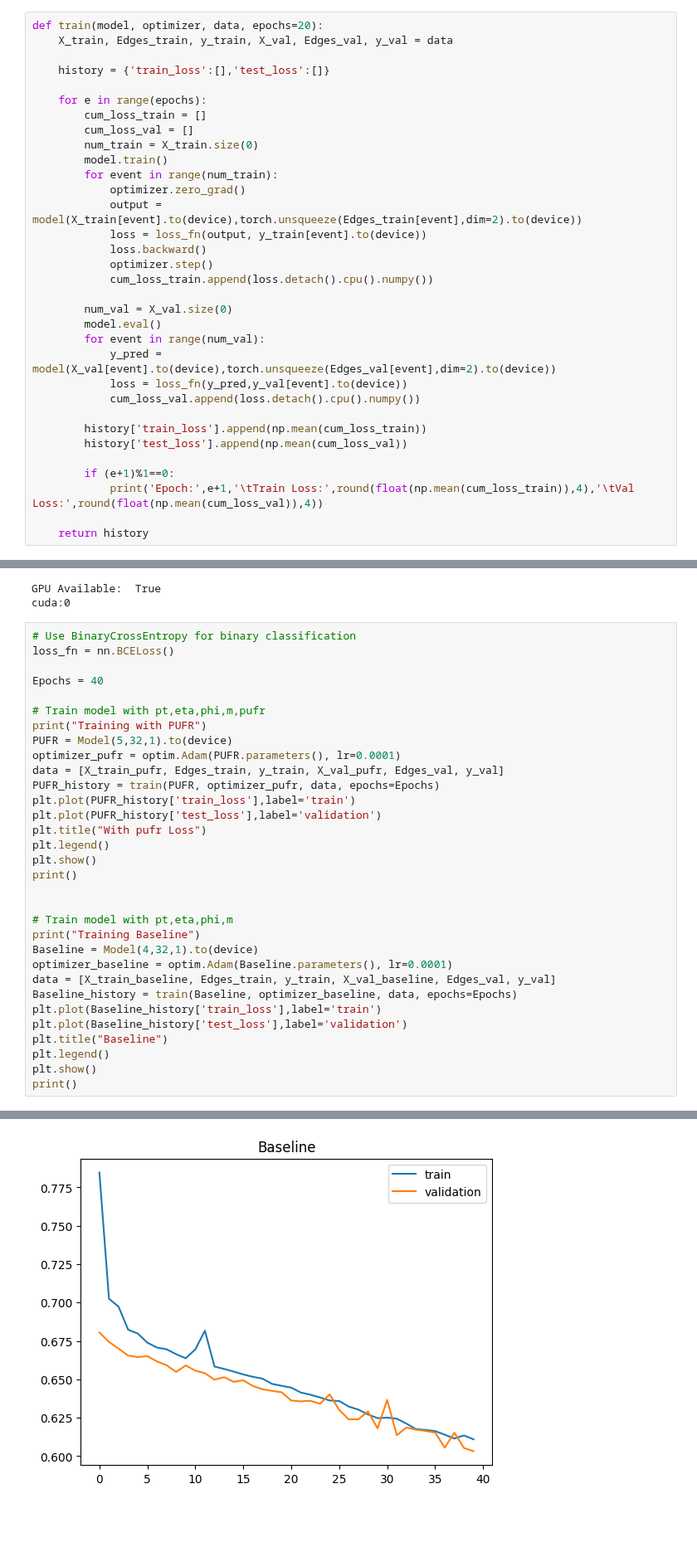
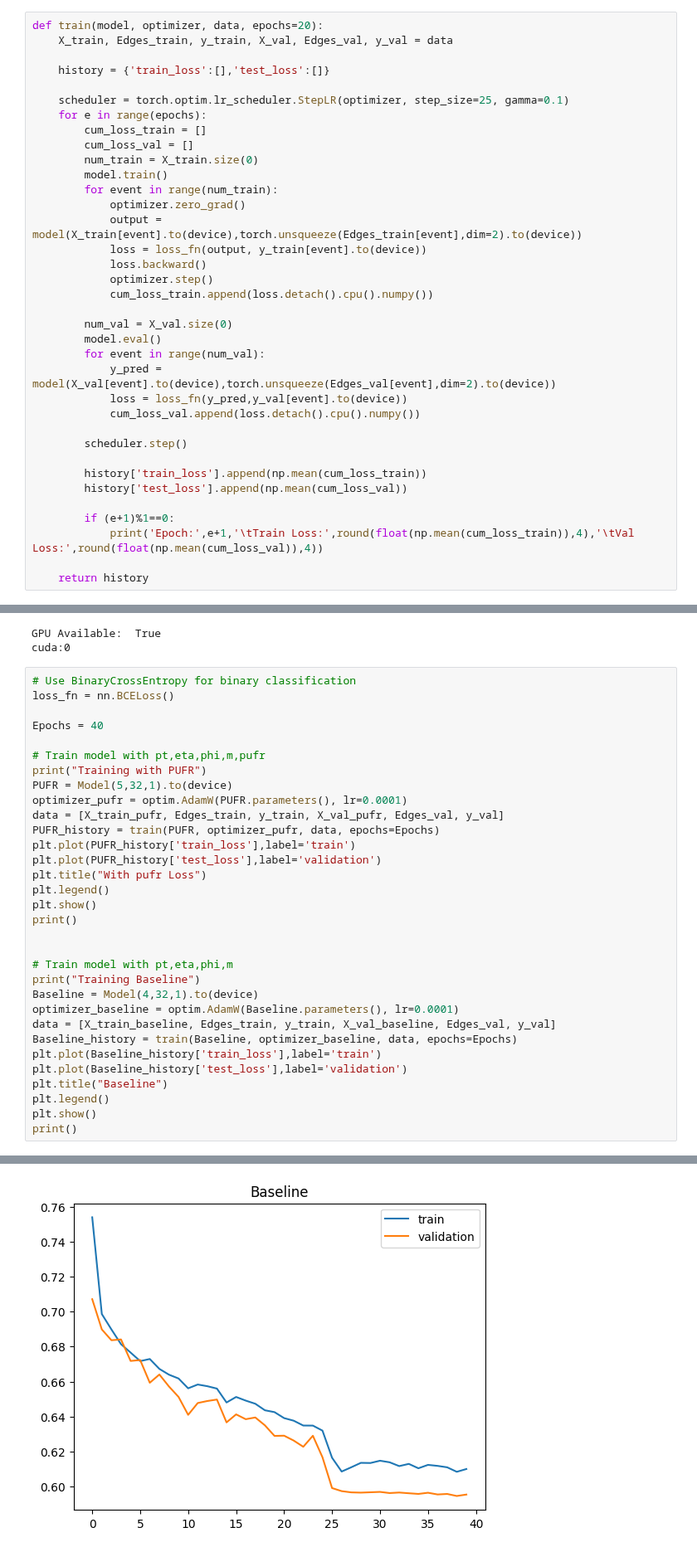
Before and after one commit to LukeV37/Pileup_Project, a Jupyter notebook: analysis/DiHiggs_4b_Attention_Classifier.ipynb, the cells around one changed output, grey strips where cells are left out. Shown at 83% size. Saved outputs shown, nothing was run; the diff lists cells and outputs as text; blank space fills up the shorter version.

Commit message:
AdamW & lr scheduler

```diff
--- a/analysis/DiHiggs_4b_Attention_Classifier.ipynb
+++ b/analysis/DiHiggs_4b_Attention_Classifier.ipynb
@@ -349,6 +349,7 @@ def train(model, optimizer, data, epochs=20):
 
     history = {'train_loss':[],'test_loss':[]}
 
+    scheduler = torch.optim.lr_scheduler.StepLR(optimizer, step_size=25, gamma=0.1)
     for e in range(epochs):
         cum_loss_train = []
         cum_loss_val = []
@@ -369,6 +370,8 @@ def train(model, optimizer, data, epochs=20):
             loss = loss_fn(y_pred,y_val[event].to(device))
             cum_loss_val.append(loss.detach().cpu().numpy())
 
+        scheduler.step()
+
         history['train_loss'].append(np.mean(cum_loss_train))
         history['test_loss'].append(np.mean(cum_loss_val))
 
@@ -392,7 +395,7 @@ Epochs = 40
 # Train model with pt,eta,phi,m,pufr
 print("Training with PUFR")
 PUFR = Model(5,32,1).to(device)
-optimizer_pufr = optim.Adam(PUFR.parameters(), lr=0.0001)
+optimizer_pufr = optim.AdamW(PUFR.parameters(), lr=0.0001)
 data = [X_train_pufr, Edges_train, y_train, X_val_pufr, Edges_val, y_val]
 PUFR_history = train(PUFR, optimizer_pufr, data, epochs=Epochs)
 plt.plot(PUFR_history['train_loss'],label='train')
@@ -406,7 +409,7 @@ print()
 # Train model with pt,eta,phi,m
 print("Training Baseline")
 Baseline = Model(4,32,1).to(device)
-optimizer_baseline = optim.Adam(Baseline.parameters(), lr=0.0001)
+optimizer_baseline = optim.AdamW(Baseline.parameters(), lr=0.0001)
 data = [X_train_baseline, Edges_train, y_train, X_val_baseline, Edges_val, y_val]
 Baseline_history = train(Baseline, optimizer_baseline, data, epochs=Epochs)
 plt.plot(Baseline_history['train_loss'],label='train')
@@ -454,4 +457,4 @@ Epoch: 40       Train Loss: 0.6109      Val Loss: 0.6032
-[figure, old version]
+[figure, new version]
 # %%
 Epochs = 20
 
```
Also changed, not shown: parts of 7 cells of this notebook.
